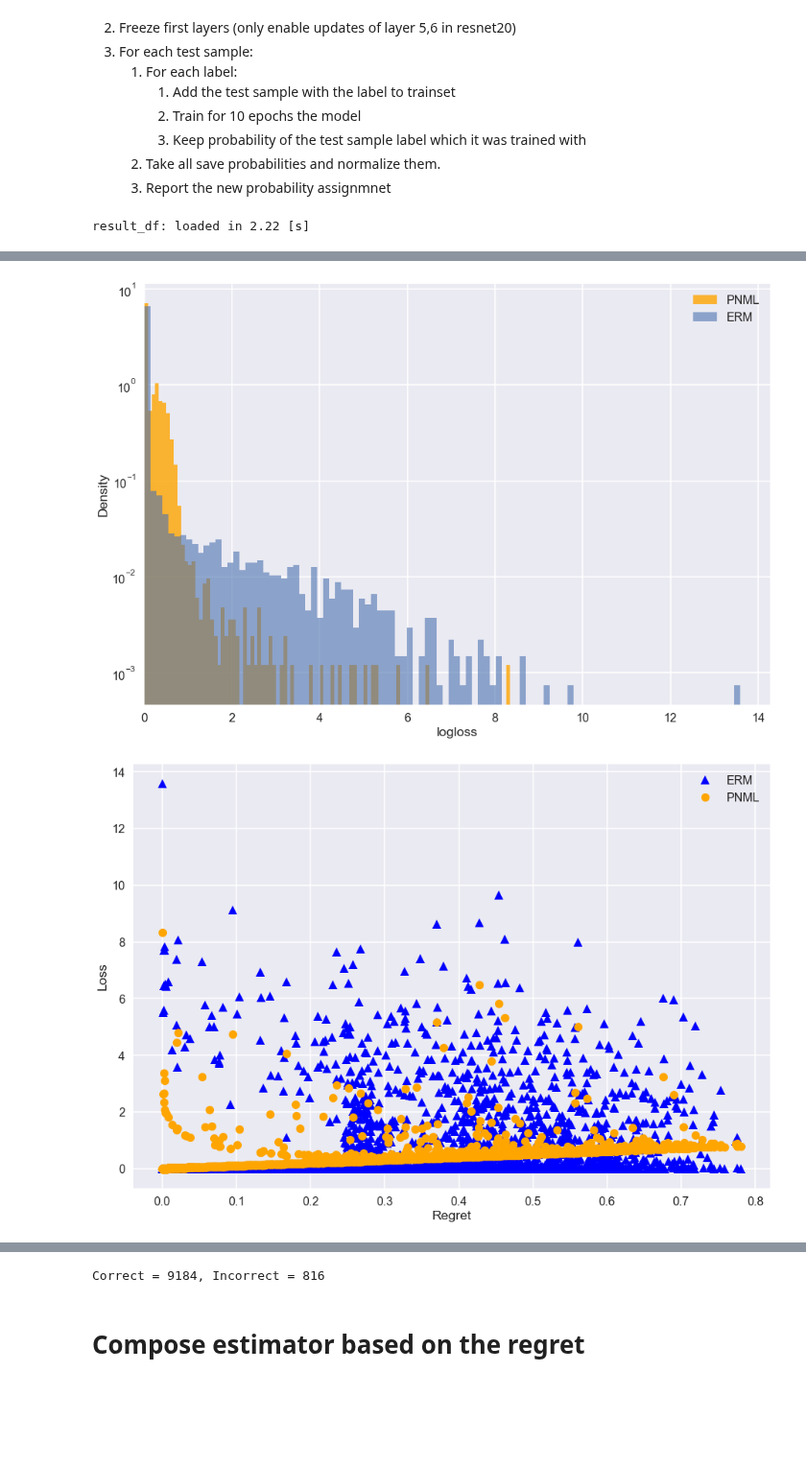
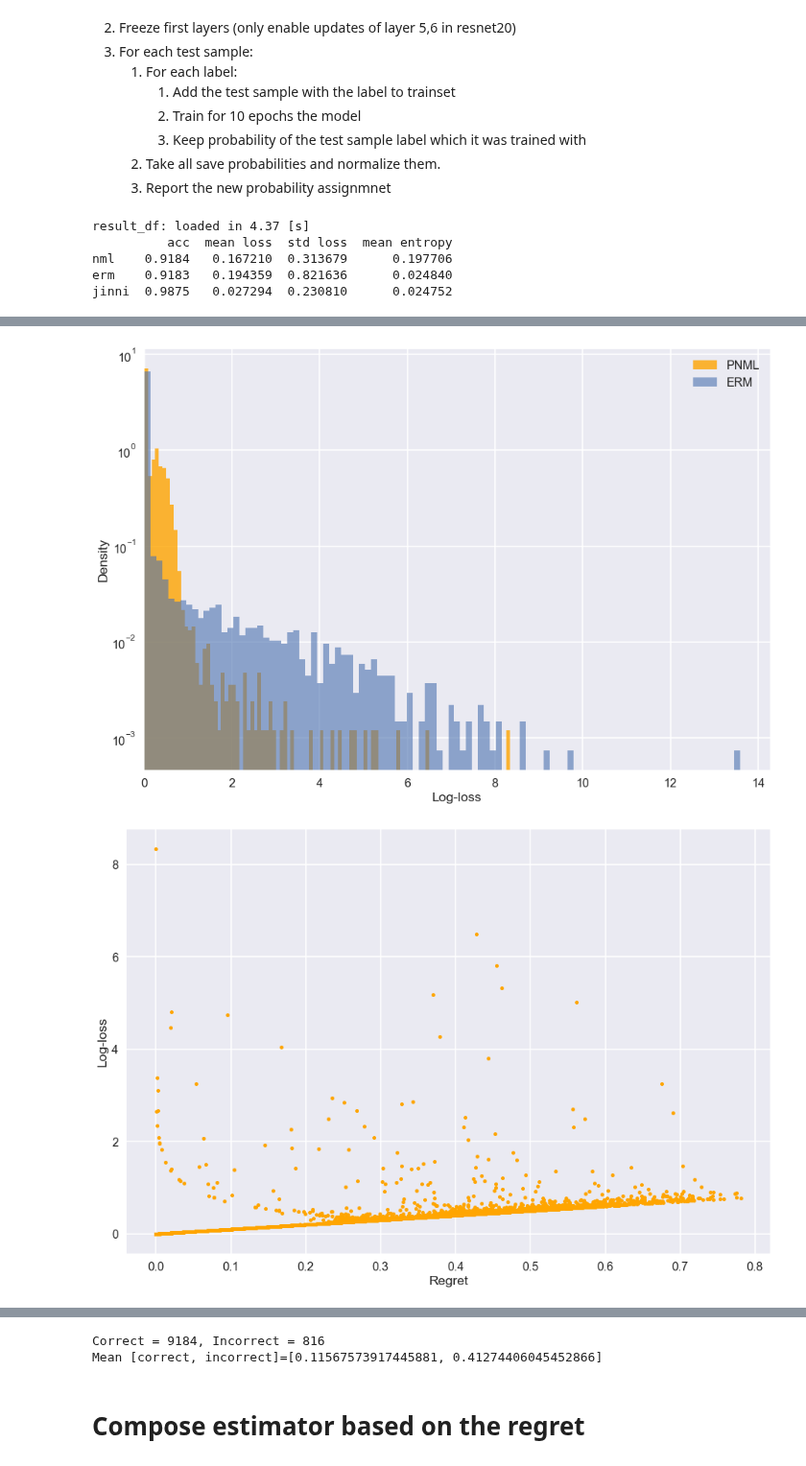
Before and after one commit to kobybibas/deep_pnml_experiments, a Jupyter notebook: src/analyze_results.ipynb, the cells around one changed output, grey strips where cells are left out. Shown at 96% size. Saved outputs shown, nothing was run; the diff lists cells and outputs as text; code cells hidden in the pictures; blank space fills up the shorter version.

Commit message:
analyze and Lenet results update.

```diff
--- a/src/analyze_results.ipynb
+++ b/src/analyze_results.ipynb
@@ -47,9 +47,13 @@ NML is as training is as following:
 tic = time.time()
 result_df, statistics_df = load_results_to_df(files_nml_2_layers)
 print('result_df: loaded in {0:.2f} [s]'.format(time.time()-tic))
-tic = time.time()
+print(statistics_df.transpose())
 # %% [output]
-result_df: loaded in 2.22 [s]
+result_df: loaded in 4.37 [s]
+          acc  mean loss  std loss  mean entropy
+nml    0.9184   0.167210  0.313679      0.197706
+erm    0.9183   0.194359  0.821636      0.024840
+jinni  0.9875   0.027294  0.230810      0.024752
 # %%
 # Regret histogram
 bins = 100
@@ -66,48 +70,50 @@ bins = 100
 plt.hist(result_df['nml_loss'], bins=bins, alpha=0.8, label='PNML', density=True, color='orange')
 plt.hist(result_df['erm_loss'], bins=bins, alpha=0.6, label='ERM', density=True)
 plt.title('Logloss Histogram') if is_plot_title else None
-plt.xlabel('logloss')
+plt.xlabel('Log-loss')
 plt.ylabel('Density')
 plt.yscale('log')
 plt.xlim(left=0)
 plt.legend()
 plt.savefig(os.path.join(output_path, 'logloss_hist.jpg'), dpi=200, bbox_inches=plt.tight_layout()) if is_save_fig else None
 plt.show()
 
 # Loss vs. NML nomralization factor
-plt.plot(result_df['log10_norm_factor'], result_df['erm_loss'],
-         linestyle='None', color='blue', marker='^', label='ERM')
+# plt.plot(result_df['log10_norm_factor'], result_df['erm_loss'],
+#          linestyle='None', color='blue', marker='^', label='ERM')
 plt.plot(result_df['log10_norm_factor'], result_df['nml_loss'],
-         linestyle='None', color='orange', marker='o', label='PNML')
-plt.title('Loss Vs. Regret')  if is_plot_title else None
+         linestyle='None', color='orange', marker='o', label='PNML', markersize=5)
+plt.title('Log-loss Vs. Regret')  if is_plot_title else None
 plt.xlabel('Regret')
-plt.ylabel('Loss')
+plt.ylabel('Log-loss')
 # plt.xlim([-0.001,1])
-plt.legend()
+# plt.legend()
 plt.savefig(os.path.join(output_path, 'loss_vs_regret.jpg'), dpi=200, bbox_inches=plt.tight_layout()) if is_save_fig else None
 plt.show()
 
 # Plot histogram of correct vs incorrect
 bins= 20
 correct_norm_factor = result_df['log10_norm_factor'][result_df['nml_is_correct'] == True]
 incorrect_norm_factor = result_df['log10_norm_factor'][result_df['nml_is_correct'] == False]
 plt.hist(correct_norm_factor, alpha=1, bins=bins, density=True, color='blue', label='Correct')
 plt.hist(incorrect_norm_factor, alpha=0.5, bins=bins, density=True, color='red', label='Incorrect')
 plt.title('Regret Histogram with Correct and Incorrect Separation')  if is_plot_title else None
 plt.xlabel('Regret')
 plt.ylabel('Density')
 # plt.yscale('symlog')
 # plt.xlim([-0.001,1])
 plt.legend()
 plt.savefig(os.path.join(output_path, 'correct_incorrect_hist.jpg'), dpi=200, bbox_inches=plt.tight_layout()) if is_save_fig else None
 plt.show()
 print('Correct = %d, Incorrect = %d '% (correct_norm_factor.shape[0], incorrect_norm_factor.shape[0]))
+print('Mean [correct, incorrect]={}'.format([correct_norm_factor.mean(), incorrect_norm_factor.mean()]))
 # %% [output]
 [figure]
 [figure]
-[figure, old version]
+[figure, new version]
 [figure]
 Correct = 9184, Incorrect = 816
+Mean [correct, incorrect]=[0.11567573917445881, 0.41274406045452866]
 # %% [markdown]
 # Compose estimator based on the regret
 # %%
```
Also changed, not shown: parts of 22 cells of this notebook, 3 other files.
